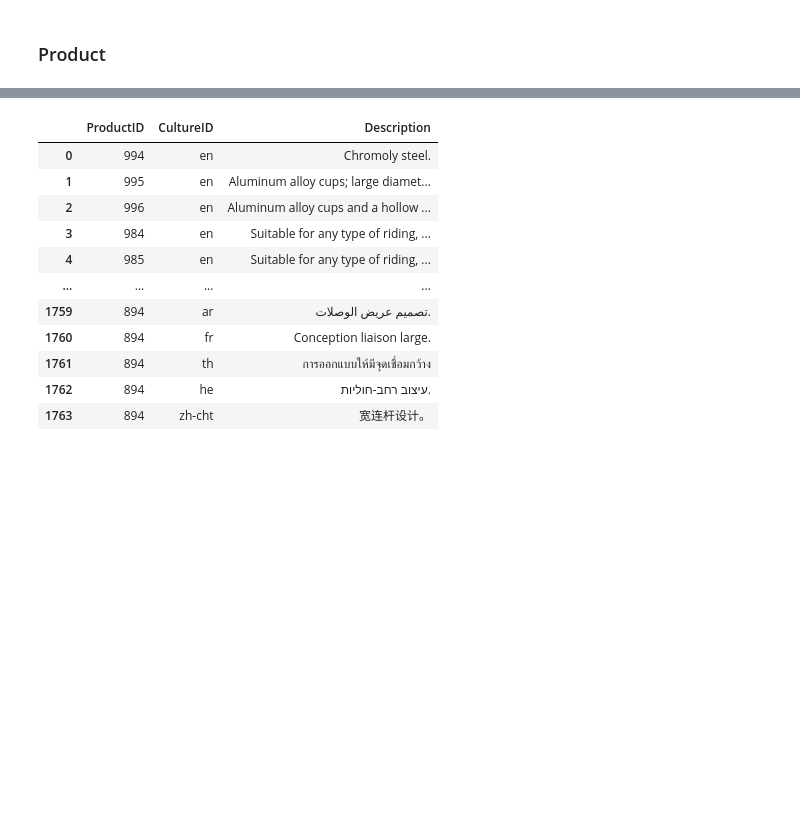
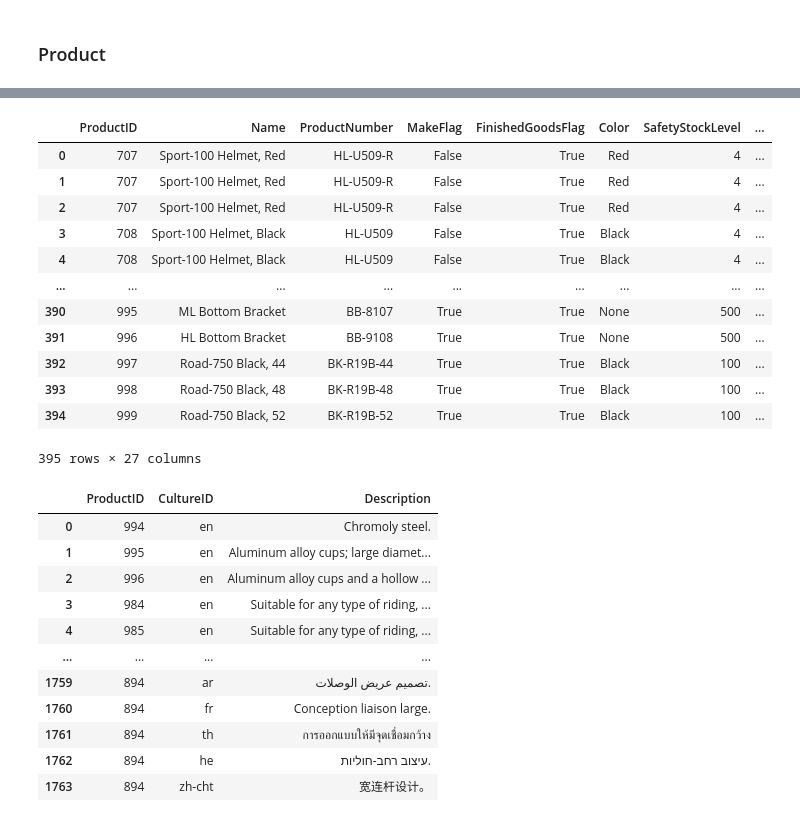
Before and after one commit to paulrojasg/data_science_part_4, a Jupyter notebook: DimProduct.ipynb, the cells around one changed output, grey strips where cells are left out. Cells and saved outputs as stored; diff of their text form; code cells hidden in the pictures; blank space fills up the shorter version.

Commit message:
Fixed DimProduct's number of registries

```diff
--- a/DimProduct.ipynb
+++ b/DimProduct.ipynb
@@ -148,0 +138,11 @@ dim_product = dim_product.rename(columns={"ProductNumber":"ProductAlternateKey",
+# %%
+dynamic_products = dynamic_products.drop(columns=["StandardCost", "ListPrice"])
+# %%
+ProductsCostChanges["custom_index"] = list(ProductsCostChanges.index)
+ProductsListPriceChanges["custom_index"] = list(ProductsListPriceChanges.index)
+# %%
+merge_cost_listprice = ProductsCostChanges.merge(ProductsListPriceChanges, on="custom_index")
+# %%
+merge_cost_listprice = merge_cost_listprice[["ProductID_x", "StandardCost", "ListPrice"]]
+merge_cost_listprice = merge_cost_listprice.rename(columns={"ProductID_x":"ProductID"})
+merge_cost_listprice
@@ -148,0 +163,17 @@ dim_product = dim_product.rename(columns={"ProductNumber":"ProductAlternateKey",
+# %%
+dynamic_products = dynamic_products.merge(merge_cost_listprice, on="ProductID")
+dynamic_products
+# %% [output]
+|  | ProductID | Name | ProductNumber | MakeFlag | FinishedGoodsFlag | Color | SafetyStockLevel | ... |
+| 0 | 707 | Sport-100 Helmet, Red | HL-U509-R | False | True | Red | 4 | ... |
+| 1 | 707 | Sport-100 Helmet, Red | HL-U509-R | False | True | Red | 4 | ... |
+| 2 | 707 | Sport-100 Helmet, Red | HL-U509-R | False | True | Red | 4 | ... |
+| 3 | 708 | Sport-100 Helmet, Black | HL-U509 | False | True | Black | 4 | ... |
+| 4 | 708 | Sport-100 Helmet, Black | HL-U509 | False | True | Black | 4 | ... |
+| ... | ... | ... | ... | ... | ... | ... | ... | ... |
+| 390 | 995 | ML Bottom Bracket | BB-8107 | True | True | None | 500 | ... |
+| 391 | 996 | HL Bottom Bracket | BB-9108 | True | True | None | 500 | ... |
+| 392 | 997 | Road-750 Black, 44 | BK-R19B-44 | True | True | Black | 100 | ... |
+| 393 | 998 | Road-750 Black, 48 | BK-R19B-48 | True | True | Black | 100 | ... |
+| 394 | 999 | Road-750 Black, 52 | BK-R19B-52 | True | True | Black | 100 | ... |
+395 rows × 27 columns
```
Also changed, not shown: parts of 12 cells of this notebook, 1 other file.
